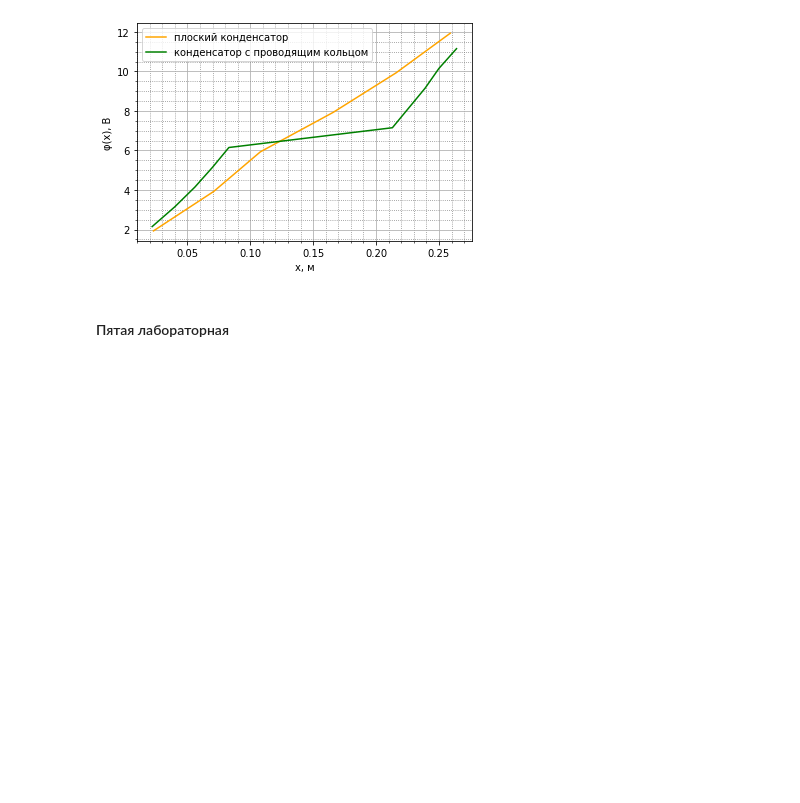
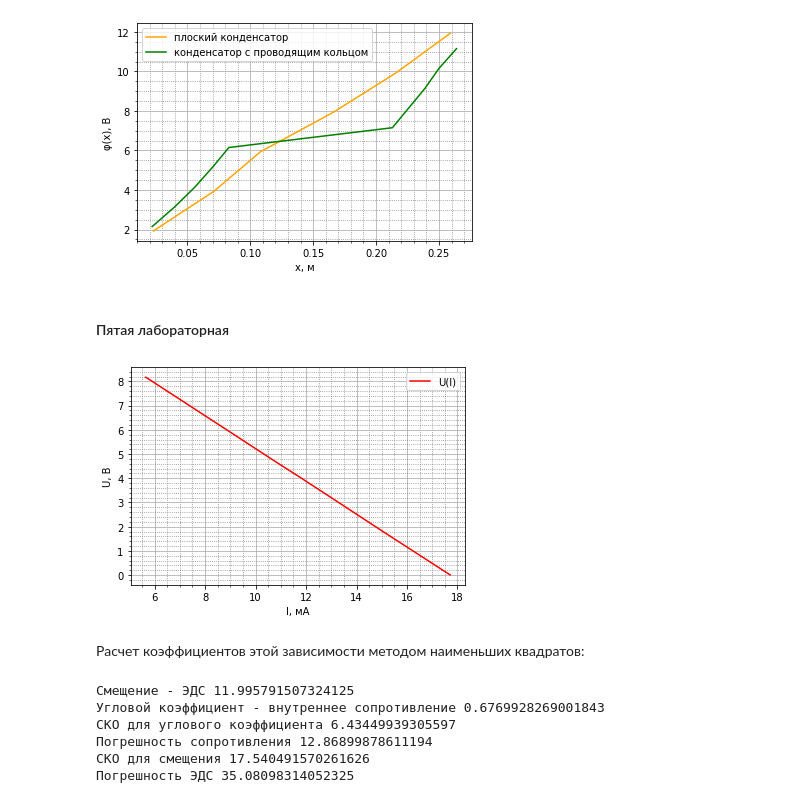
Before and after one commit to petmila/ITMO_Physics, a Jupyter notebook: Physics_labs_2_sem.ipynb, the cells around one changed output. Cells and saved outputs as stored; diff of their text form; code cells hidden in the pictures; blank space fills up the shorter version.

```diff
--- a/Physics_labs_2_sem.ipynb
+++ b/Physics_labs_2_sem.ipynb
@@ -243,3 +243,58 @@ plt.show()
 # %%
 import matplotlib.pyplot as plt
 import numpy as np
+# %%
+plt.minorticks_on()
+plt.grid(True, which='both')
+plt.grid(which='minor', color='gray', linestyle=':')
+
+U = [0.01, 1.82, 3.13, 4.02, 4.76, 5.42, 5.93, 6.41, 6.79, 7.15, 7.42, 7.71, 7.95, 8.17, 8.17]
+I = [17.71, 15.02, 13.10, 11.79, 10.68, 9.71, 8.96, 8.25, 7.69, 7.16, 6.76, 6.33, 5.98, 5.65, 5.65]
+
+plt.plot(I, U, color='red', label="U(I)")
+
+plt.legend()
+plt.xlabel("I, мА")
+plt.ylabel("U, В")
+#plt.savefig('lab_5.jpg')
+plt.show()
+# %% [output]
+[figure, added]
+# %% [markdown]
+Расчет коэффициентов этой зависимости методом наименьших квадратов:
+# %%
+def coef(I, U):
+    i_middle = np.sum(I) / len(I)
+    u_middle = np.sum(U) / len(U)
+    n = 0
+    s = 0
+    for k in range(len(I)):
+        n += (I[k] - i_middle) * (U[k] - u_middle)
+        s += (I[k] - i_middle)**2
+    n /= s
+    m = u_middle - i_middle*n
+    return n, m, s, i_middle
+
+
+r, E, D, middle = coef(I, U)
+r = abs(r)
+print("Смещение - ЭДС", E)
+print("Угловой коэффициент - внутреннее сопротивление", r)
+
+def d(i):
+    return (U[i] - (E + r * I[i])) ** 2
+
+d_arr = [d(0), d(1), d(2), d(3), d(4), d(5)]
+s_r = np.sqrt((np.sum(d_arr) / D*(len(d_arr) - 2)))
+print("СКО для углового коэффициента", s_r)
+print("Погрешность сопротивления", 2*s_r)
+s_E = np.sqrt((1/len(d_arr) + middle**2/D)*(np.sum(d_arr) / (len(d_arr) - 2)))
+print("СКО для смещения", s_E)
+print("Погрешность ЭДС", 2*s_E)
+# %% [output]
+Смещение - ЭДС 11.995791507324125
+Угловой коэффициент - внутреннее сопротивление 0.6769928269001843
+СКО для углового коэффициента 6.43449939305597
+Погрешность сопротивления 12.86899878611194
+СКО для смещения 17.540491570261626
+Погрешность ЭДС 35.08098314052325
```
Also changed, not shown: parts of 3 cells of this notebook.
